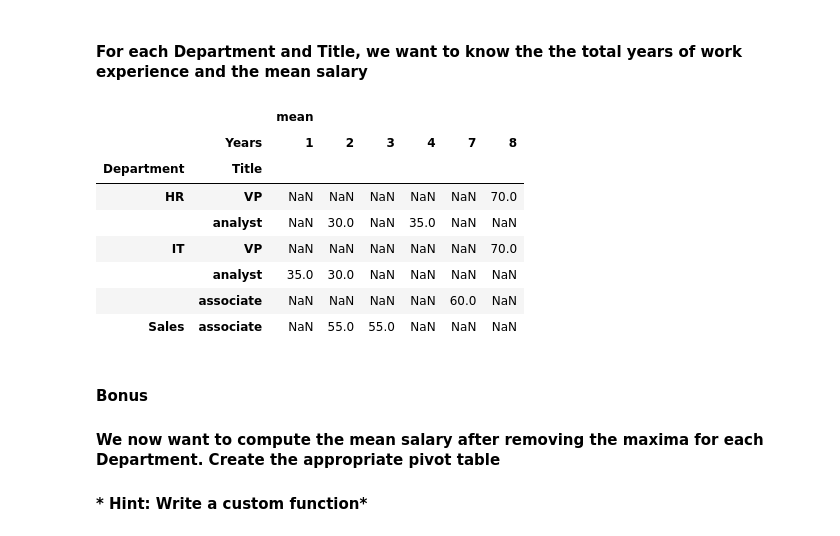
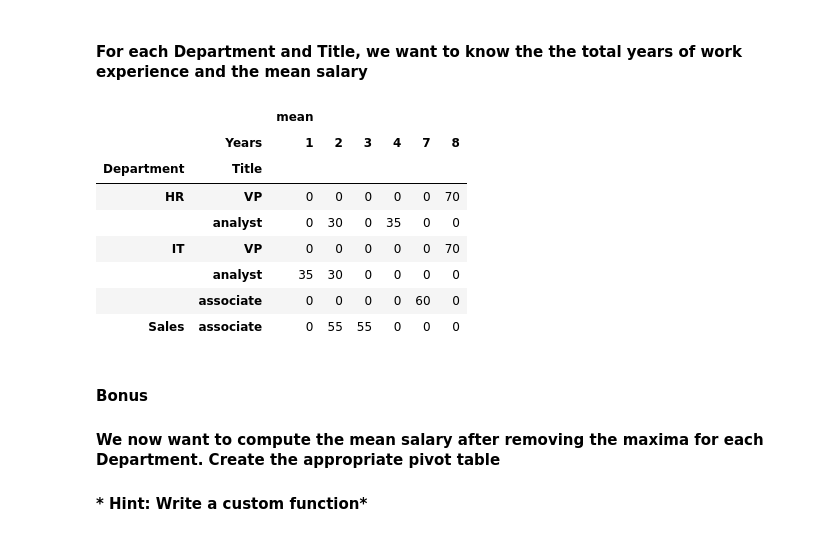
Before and after one commit to ironhack-bcn-data-june-2020/24-lab-pivot-table-and-correlation, a Jupyter notebook: your_code/main.ipynb, the cells around one changed output. Cells and saved outputs as stored; diff of their text form; code cells hidden in the pictures.

```diff
--- a/your_code/main.ipynb
+++ b/your_code/main.ipynb
@@ -138,17 +138,17 @@ Name: Name, dtype: int64
 # %% [markdown]
 #### For each Department and Title, we want to know the the total years of work experience and the mean salary
 # %%
-pd.pivot_table(employee,index=['Department','Title'], columns='Years', aggfunc=[np.mean], values='Salary')
+pd.pivot_table(employee,index=['Department','Title'], columns='Years', aggfunc=[np.mean], values='Salary', fill_value=0)
 # %% [output]
 |  |  | mean |  |  |  |  |  |
 |  | Years | 1 | 2 | 3 | 4 | 7 | 8 |
 | Department | Title |  |  |  |  |  |  |
-| HR | VP | NaN | NaN | NaN | NaN | NaN | 70.0 |
-|  | analyst | NaN | 30.0 | NaN | 35.0 | NaN | NaN |
-| IT | VP | NaN | NaN | NaN | NaN | NaN | 70.0 |
-|  | analyst | 35.0 | 30.0 | NaN | NaN | NaN | NaN |
-|  | associate | NaN | NaN | NaN | NaN | 60.0 | NaN |
-| Sales | associate | NaN | 55.0 | 55.0 | NaN | NaN | NaN |
+| HR | VP | 0 | 0 | 0 | 0 | 0 | 70 |
+|  | analyst | 0 | 30 | 0 | 35 | 0 | 0 |
+| IT | VP | 0 | 0 | 0 | 0 | 0 | 70 |
+|  | analyst | 35 | 30 | 0 | 0 | 0 | 0 |
+|  | associate | 0 | 0 | 0 | 0 | 60 | 0 |
+| Sales | associate | 0 | 55 | 55 | 0 | 0 | 0 |
 # %% [markdown]
 #### Bonus
 
```
Also changed, not shown: parts of 3 cells of this notebook.
